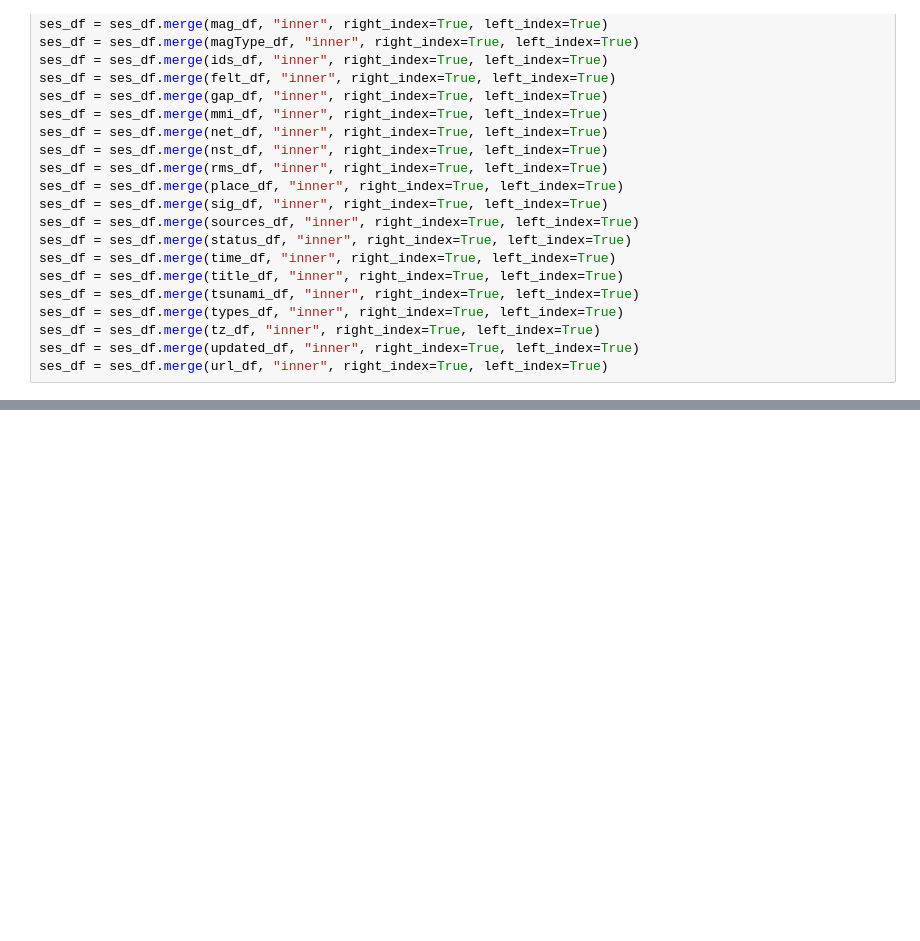
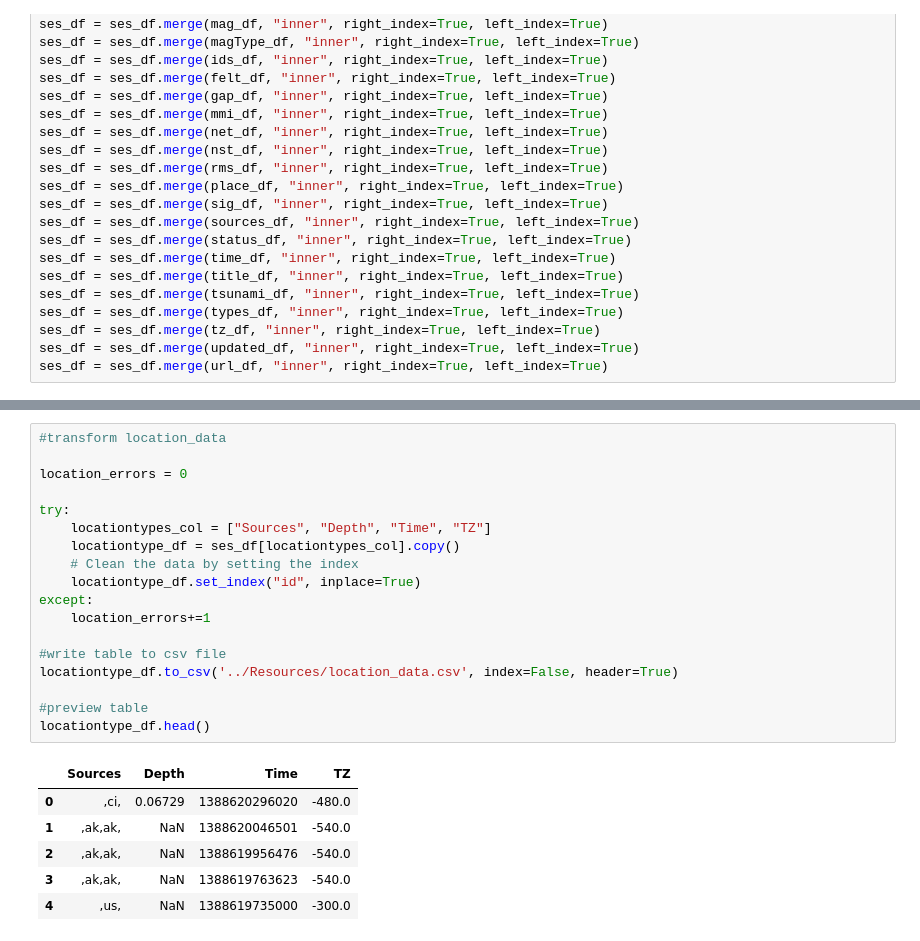
Before and after one commit to jchoi17/ETL-project, a Jupyter notebook: Jupyter Notebooks/Table Creation and PandasDF.ipynb, the cells around one changed output, grey strips where cells are left out. Cells and saved outputs as stored; diff of their text form; blank space fills up the shorter version.

```diff
--- a/Jupyter Notebooks/Table Creation and PandasDF.ipynb
+++ b/Jupyter Notebooks/Table Creation and PandasDF.ipynb
@@ -177,0 +259,25 @@ ses_df.head()
+# %%
+#transform location_data
+
+location_errors = 0
+
+try:
+    locationtypes_col = ["Sources", "Depth", "Time", "TZ"]
+    locationtype_df = ses_df[locationtypes_col].copy()
+    # Clean the data by setting the index
+    locationtype_df.set_index("id", inplace=True)
+except:
+    location_errors+=1
+
+#write table to csv file
+locationtype_df.to_csv('../Resources/location_data.csv', index=False, header=True)
+
+#preview table
+locationtype_df.head()
+# %% [output]
+|  | Sources | Depth | Time | TZ |
+| 0 | ,ci, | 0.06729 | 1388620296020 | -480.0 |
+| 1 | ,ak,ak, | NaN | 1388620046501 | -540.0 |
+| 2 | ,ak,ak, | NaN | 1388619956476 | -540.0 |
+| 3 | ,ak,ak, | NaN | 1388619763623 | -540.0 |
+| 4 | ,us, | NaN | 1388619735000 | -300.0 |
```
Also changed, not shown: parts of 11 cells of this notebook, 8 other files.
